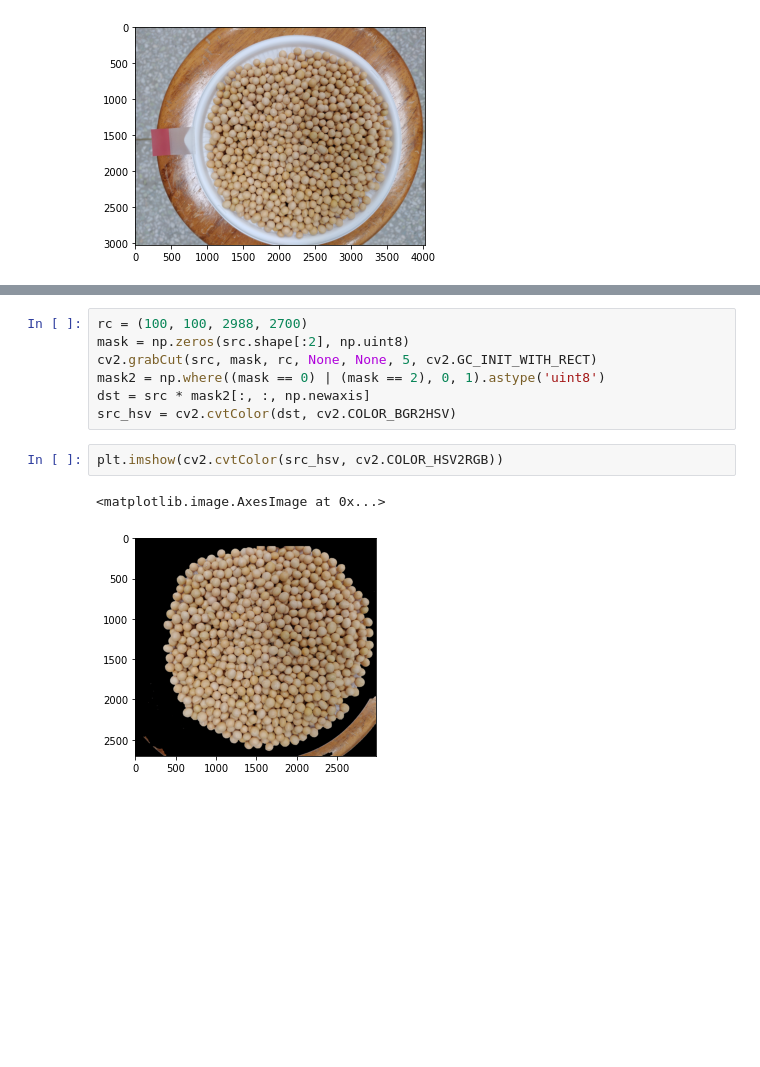
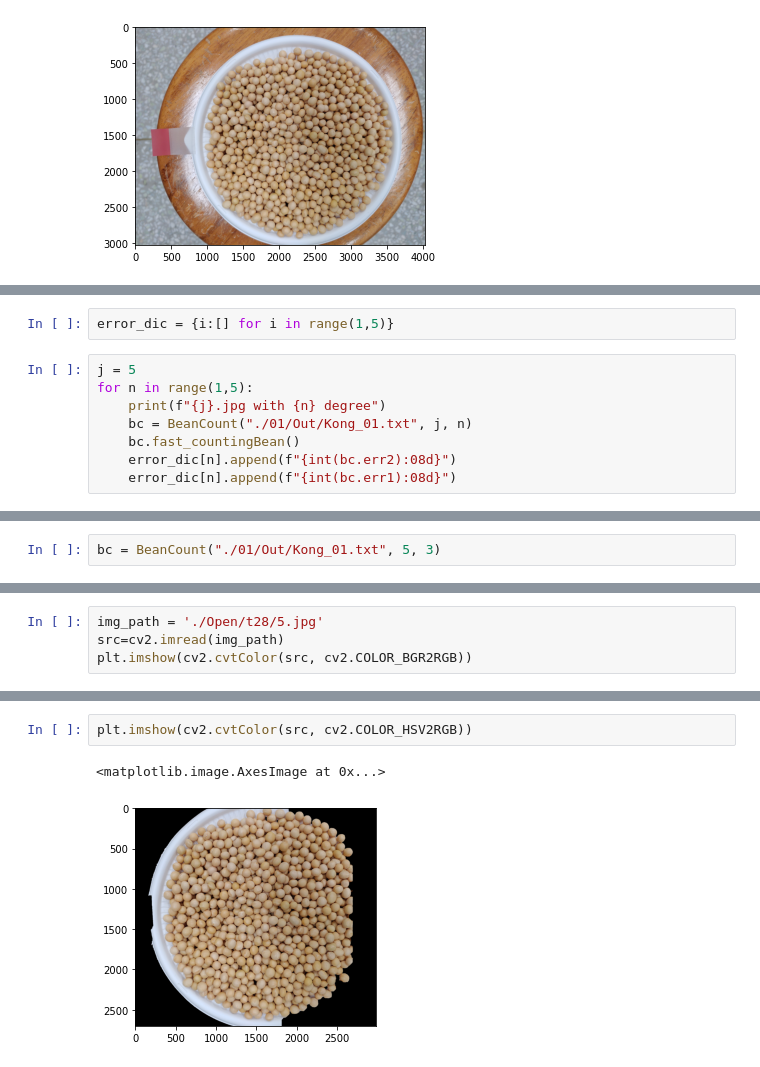
Before and after one commit to skyriver228/PNU-bean-count-night, a Jupyter notebook: main.ipynb, the cells around one changed output, grey strips where cells are left out. Drawn from its saved outputs; the diff is of its cells as text; blank space fills up the shorter version.

```diff
--- a/main.ipynb
+++ b/main.ipynb
@@ -472,0 +538,10 @@ plt.imshow(cv2.cvtColor(src, cv2.COLOR_BGR2RGB))
+# %%
+error_dic = {i:[] for i in range(1,5)}
+# %%
+j = 5
+for n in range(1,5):
+    print(f"{j}.jpg with {n} degree")
+    bc = BeanCount("./01/Out/Kong_01.txt", j, n)
+    bc.fast_countingBean()
+    error_dic[n].append(f"{int(bc.err2):08d}")
+    error_dic[n].append(f"{int(bc.err1):08d}")
@@ -472,0 +723,2 @@ plt.imshow(cv2.cvtColor(src, cv2.COLOR_BGR2RGB))
+# %%
+bc = BeanCount("./01/Out/Kong_01.txt", 5, 3)
@@ -472,0 +730,4 @@ plt.imshow(cv2.cvtColor(src, cv2.COLOR_BGR2RGB))
+# %%
+img_path = './Open/t28/5.jpg'
+src=cv2.imread(img_path)
+plt.imshow(cv2.cvtColor(src, cv2.COLOR_BGR2RGB))
@@ -479,13 +747,6 @@ plt.imshow(cv2.cvtColor(src, cv2.COLOR_BGR2RGB))
-# %%
-rc = (100, 100, 2988, 2700)
-mask = np.zeros(src.shape[:2], np.uint8)
-cv2.grabCut(src, mask, rc, None, None, 5, cv2.GC_INIT_WITH_RECT)
-mask2 = np.where((mask == 0) | (mask == 2), 0, 1).astype('uint8')
-dst = src * mask2[:, :, np.newaxis]
-src_hsv = cv2.cvtColor(dst, cv2.COLOR_BGR2HSV)
 # %%
-plt.imshow(cv2.cvtColor(src_hsv, cv2.COLOR_HSV2RGB))
+plt.imshow(cv2.cvtColor(src, cv2.COLOR_HSV2RGB))
 # %% [output]
 <matplotlib.image.AxesImage at 0x...>
-[figure, old version]
+[figure, new version]
 # %%
```
Also changed, not shown: parts of 32 cells of this notebook, 8 other files.
